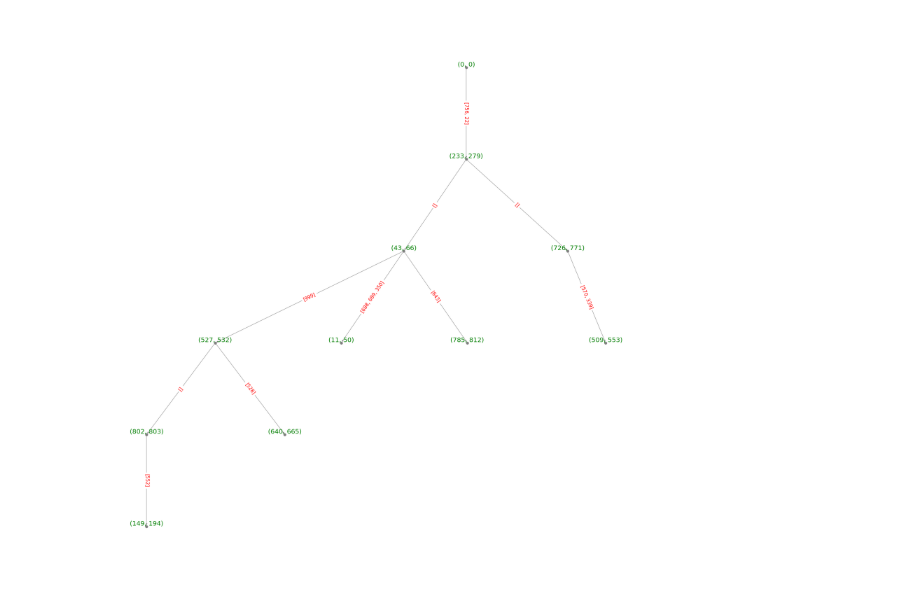
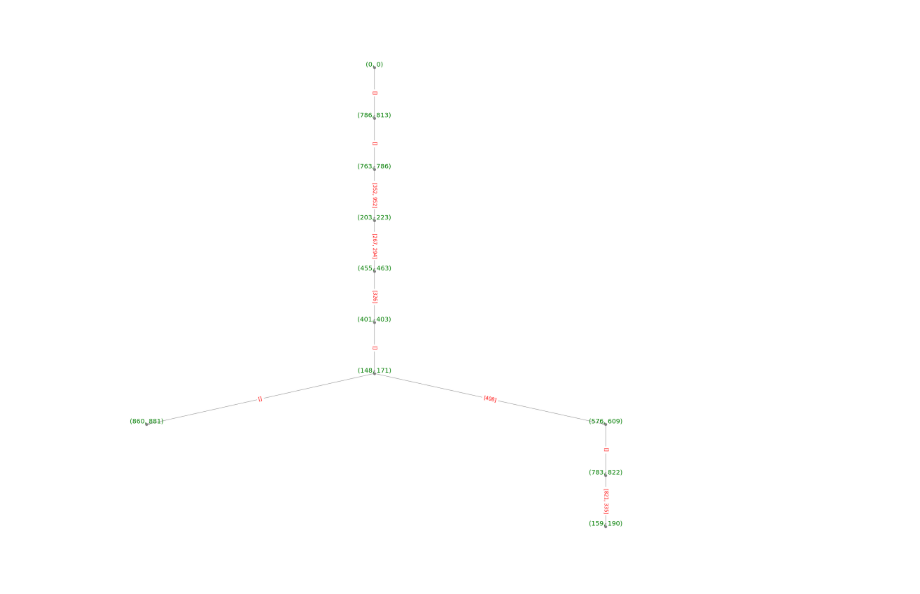
Before and after one commit to tc360950/snv-calling, a Jupyter notebook: notebooks/cell_data_generation.ipynb, the cells around one changed output. Saved outputs shown, nothing was run; the diff lists cells and outputs as text; code cells hidden in the pictures.

```diff
--- a/notebooks/cell_data_generation.ipynb
+++ b/notebooks/cell_data_generation.ipynb
@@ -88,30 +15,30 @@ class GeneratorContext(SNVGeneratorContext):
 # %%
-model = SNVModel(GeneratorContext())
-model.generate_structure(10)
+model_generator = SNVModelGenerator(ctxt)
+model = model_generator.generate_model(tree_size=10)
 # %%
 """
 DRAW TREE + SNVs
 """
 
 from matplotlib import pyplot as plt
 from networkx.drawing.nx_agraph import graphviz_layout
 import networkx as nx
 import json
 # Draw inferred tree
 plt.figure(3, figsize=(24, 24))
-pos = graphviz_layout(model.event_tree.cn_event_tree, prog="dot")
-nx.draw(model.event_tree.cn_event_tree, pos=pos, with_labels=True, node_color="grey", node_size=60, verticalalignment="bottom",
+pos = graphviz_layout(model.tree.cn_event_tree, prog="dot")
+nx.draw(model.tree.cn_event_tree, pos=pos, with_labels=True, node_color="grey", node_size=60, verticalalignment="bottom",
         font_size=20, edge_color="grey", font_color="green")
 
 
 edge_dict = {}
-for edge in model.event_tree.cn_event_tree.edges:
-    edge_dict[edge] = json.dumps(list(model.event_tree.node_to_snvs[edge[1]]))
+for edge in model.tree.cn_event_tree.edges:
+    edge_dict[edge] = json.dumps(list(model.tree.node_to_snvs[edge[1]]))
 nx.draw_networkx_edge_labels(
-    model.event_tree.cn_event_tree, pos,
+    model.tree.cn_event_tree, pos,
     edge_labels=edge_dict,
     font_color='red', font_size = 15
 )
 plt.show()
 # %% [output]
-[figure, old version]
+[figure, new version]
```
Also changed, not shown: parts of 7 cells of this notebook, 15 other files.
